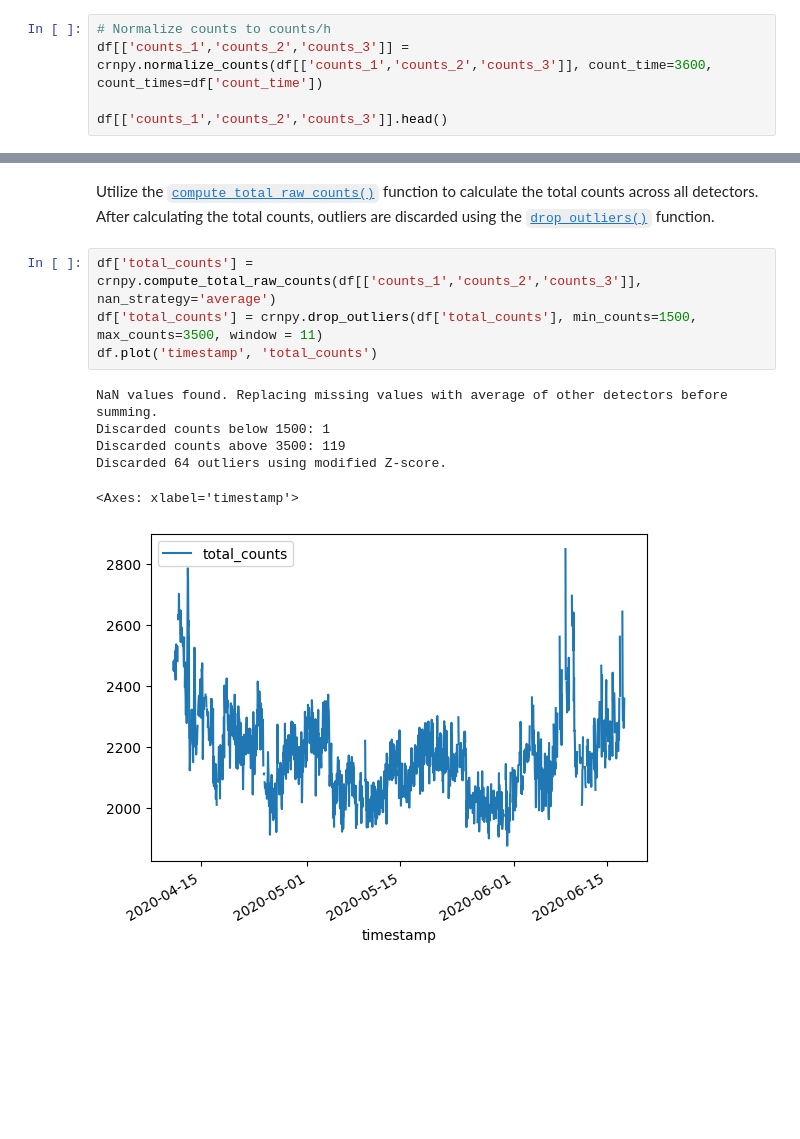
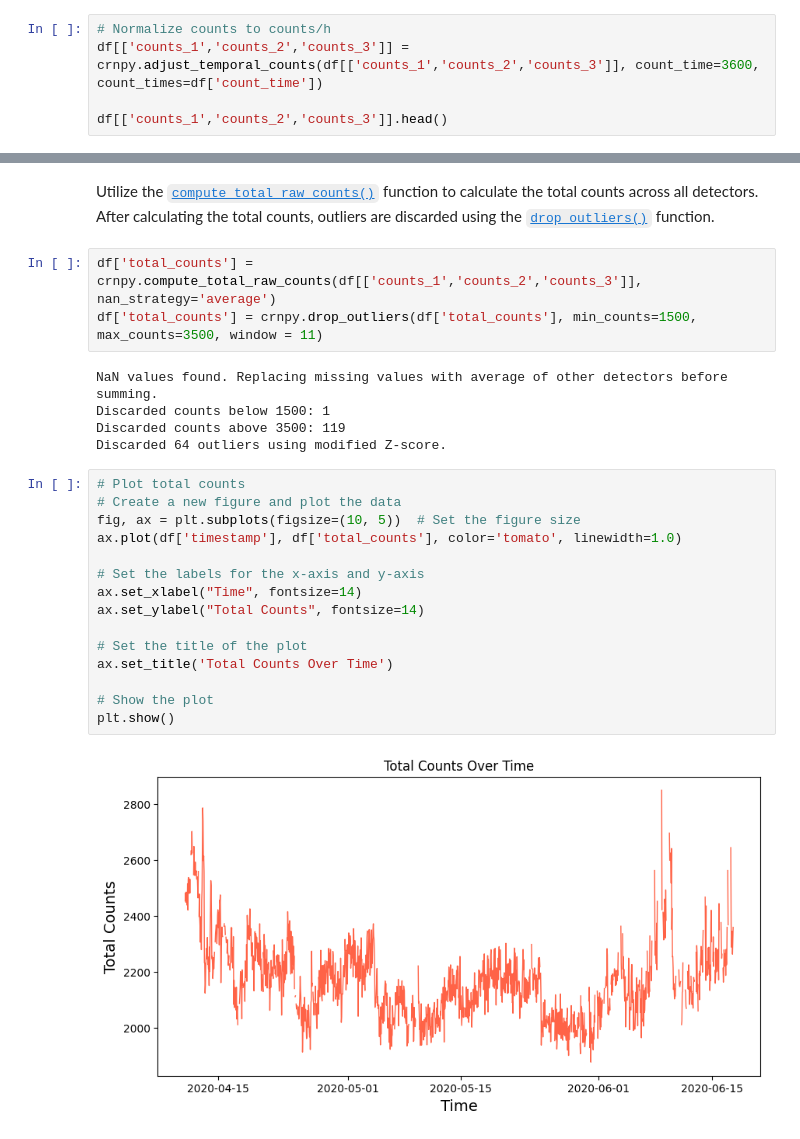
Before and after one commit to soilwater/crnpy, a Jupyter notebook: docs/examples/stationary/example_RDT_station.ipynb, the cells around one changed output, grey strips where cells are left out. Cells and saved outputs as stored; diff of their text form; blank space fills up the shorter version.

```diff
--- a/docs/examples/stationary/example_RDT_station.ipynb
+++ b/docs/examples/stationary/example_RDT_station.ipynb
@@ -47,6 +48,6 @@ Normalize the counts to counts per hour using the [`normalize_counts()`](../../.
 # %%
 # Normalize counts to counts/h
-df[['counts_1','counts_2','counts_3']] = crnpy.normalize_counts(df[['counts_1','counts_2','counts_3']], count_time=3600, count_times=df['count_time'])
+df[['counts_1','counts_2','counts_3']] = crnpy.adjust_temporal_counts(df[['counts_1','counts_2','counts_3']], count_time=3600, count_times=df['count_time'])
 
 df[['counts_1','counts_2','counts_3']].head()
 # %% [output]
@@ -61,12 +62,26 @@ Utilize the [`compute_total_raw_counts()`](../../../reference/#crnpy.crnpy.compu
 # %%
 df['total_counts'] = crnpy.compute_total_raw_counts(df[['counts_1','counts_2','counts_3']], nan_strategy='average')
 df['total_counts'] = crnpy.drop_outliers(df['total_counts'], min_counts=1500, max_counts=3500, window = 11)
-df.plot('timestamp', 'total_counts')
 # %% [output]
 NaN values found. Replacing missing values with average of other detectors before summing.
 Discarded counts below 1500: 1
 Discarded counts above 3500: 119
 Discarded 64 outliers using modified Z-score.
-<Axes: xlabel='timestamp'>
-[figure, removed]
+# %%
+# Plot total counts
+# Create a new figure and plot the data
+fig, ax = plt.subplots(figsize=(10, 5))  # Set the figure size
+ax.plot(df['timestamp'], df['total_counts'], color='tomato', linewidth=1.0)
+
+# Set the labels for the x-axis and y-axis
+ax.set_xlabel("Time", fontsize=14)
+ax.set_ylabel("Total Counts", fontsize=14)
+
+# Set the title of the plot
+ax.set_title('Total Counts Over Time')
+
+# Show the plot
+plt.show()
+# %% [output]
+[figure, added]
 # %% [markdown]
```
Also changed, not shown: parts of 16 cells of this notebook, 16 other files.
